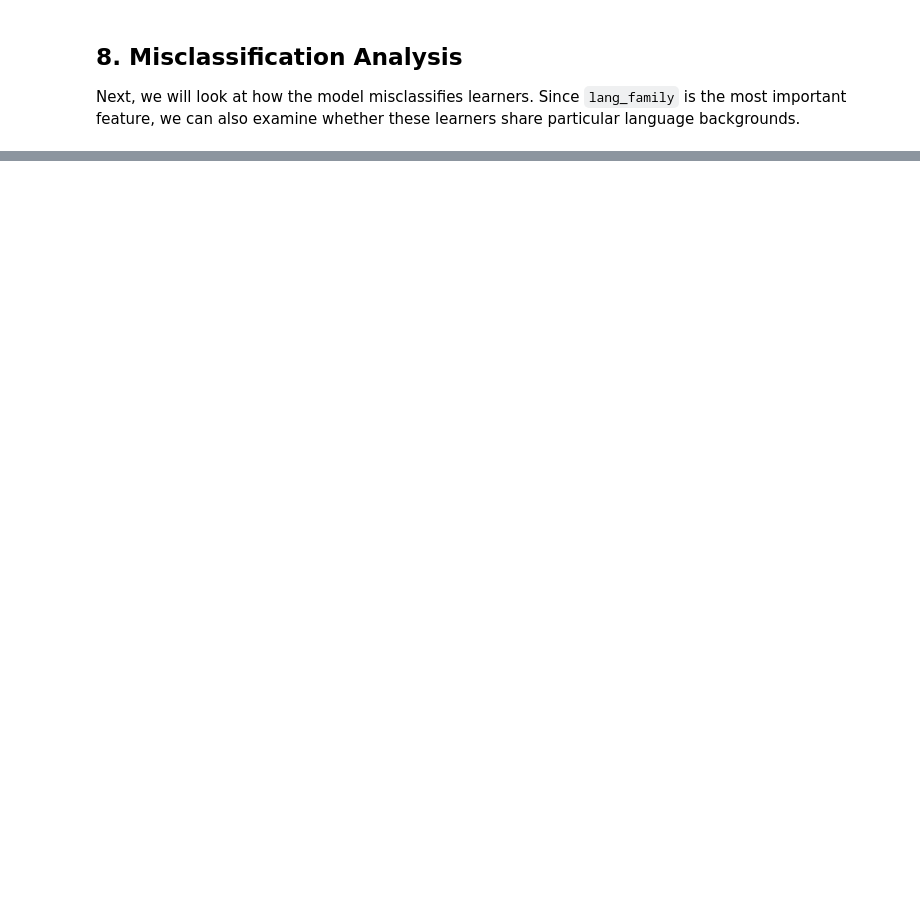
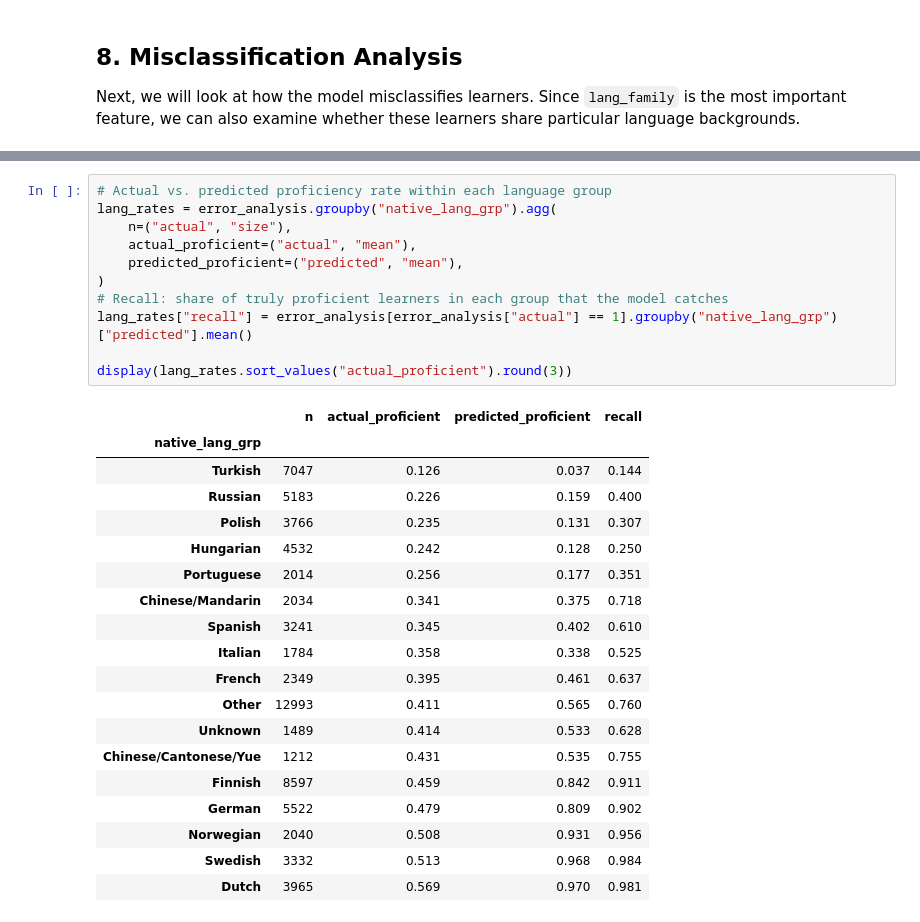
Before and after one commit to Erika-Sal/Final_ML_Project, a Jupyter notebook: task1.ipynb, the cells around one changed output, grey strips where cells are left out. Saved outputs shown, nothing was run; the diff lists cells and outputs as text; blank space fills up the shorter version.

```diff
--- a/task1.ipynb
+++ b/task1.ipynb
@@ -472 +472,32 @@ plt.show()
+# %%
+# Actual vs. predicted proficiency rate within each language group
+lang_rates = error_analysis.groupby("native_lang_grp").agg(
+    n=("actual", "size"),
+    actual_proficient=("actual", "mean"),
+    predicted_proficient=("predicted", "mean"),
+)
+# Recall: share of truly proficient learners in each group that the model catches
+lang_rates["recall"] = error_analysis[error_analysis["actual"] == 1].groupby("native_lang_grp")["predicted"].mean()
+
+display(lang_rates.sort_values("actual_proficient").round(3))
+# %% [output]
+|  | n | actual_proficient | predicted_proficient | recall |
+| native_lang_grp |  |  |  |  |
+| Turkish | 7047 | 0.126 | 0.037 | 0.144 |
+| Russian | 5183 | 0.226 | 0.159 | 0.400 |
+| Polish | 3766 | 0.235 | 0.131 | 0.307 |
+| Hungarian | 4532 | 0.242 | 0.128 | 0.250 |
+| Portuguese | 2014 | 0.256 | 0.177 | 0.351 |
+| Chinese/Mandarin | 2034 | 0.341 | 0.375 | 0.718 |
+| Spanish | 3241 | 0.345 | 0.402 | 0.610 |
+| Italian | 1784 | 0.358 | 0.338 | 0.525 |
+| French | 2349 | 0.395 | 0.461 | 0.637 |
+| Other | 12993 | 0.411 | 0.565 | 0.760 |
+| Unknown | 1489 | 0.414 | 0.533 | 0.628 |
+| Chinese/Cantonese/Yue | 1212 | 0.431 | 0.535 | 0.755 |
+| Finnish | 8597 | 0.459 | 0.842 | 0.911 |
+| German | 5522 | 0.479 | 0.809 | 0.902 |
+| Norwegian | 2040 | 0.508 | 0.931 | 0.956 |
+| Swedish | 3332 | 0.513 | 0.968 | 0.984 |
+| Dutch | 3965 | 0.569 | 0.970 | 0.981 |
 # %% [markdown]
```
Also changed, not shown: parts of 7 cells of this notebook, 2 other files.
